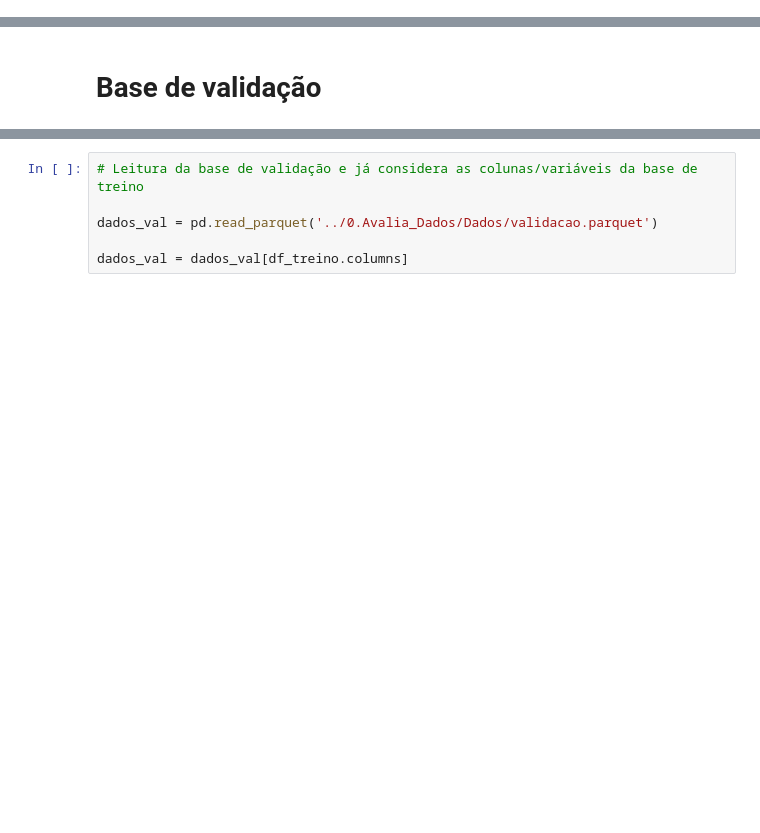
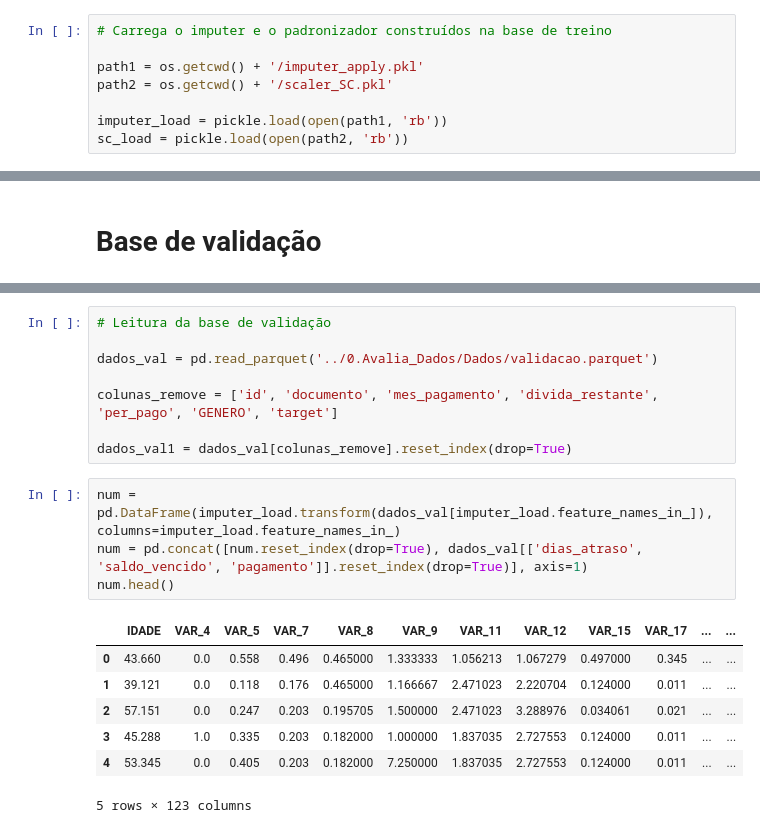
Before and after one commit to HugoCalegari/Estudo_Cobranca, a Jupyter notebook: vCobranca/1.Estudo_Variaveis/2.Pre_Processamento.ipynb, the cells around one changed output, grey strips where cells are left out. Saved outputs shown, nothing was run; the diff lists cells and outputs as text; blank space fills up the shorter version.

Commit message:
[Add] Finaliza o pré-processamento das bases de treino, validação e teste (oot)

```diff
--- a/vCobranca/1.Estudo_Variaveis/2.Pre_Processamento.ipynb
+++ b/vCobranca/1.Estudo_Variaveis/2.Pre_Processamento.ipynb
@@ -12,6 +13,14 @@ from sklearn.impute import SimpleImputer, IterativeImputer
 import pickle
 # %%
 %run ../99.Funcoes_auxiliares/Funcoes.py
+# %%
+# Carrega o imputer e o padronizador construídos na base de treino
+
+path1 = os.getcwd() + '/imputer_apply.pkl'
+path2 = os.getcwd() + '/scaler_SC.pkl'
+
+imputer_load = pickle.load(open(path1, 'rb'))
+sc_load = pickle.load(open(path2, 'rb'))
 # %% [markdown]
 # Leitura da base de treino
 # %%
@@ -194,6 +262,20 @@ np.int64(0)
 # %%
-# Leitura da base de validação e já considera as colunas/variáveis da base de treino
+# Leitura da base de validação
 
 dados_val = pd.read_parquet('../0.Avalia_Dados/Dados/validacao.parquet')
 
-dados_val = dados_val[df_treino.columns]
+colunas_remove = ['id', 'documento', 'mes_pagamento', 'divida_restante', 'per_pago', 'GENERO', 'target']
+
+dados_val1 = dados_val[colunas_remove].reset_index(drop=True)
+# %%
+num = pd.DataFrame(imputer_load.transform(dados_val[imputer_load.feature_names_in_]), columns=imputer_load.feature_names_in_)
+num = pd.concat([num.reset_index(drop=True), dados_val[['dias_atraso', 'saldo_vencido', 'pagamento']].reset_index(drop=True)], axis=1)
+num.head()
+# %% [output]
+|  | IDADE | VAR_4 | VAR_5 | VAR_7 | VAR_8 | VAR_9 | VAR_11 | VAR_12 | VAR_15 | VAR_17 | ... | ... |
+| 0 | 43.660 | 0.0 | 0.558 | 0.496 | 0.465000 | 1.333333 | 1.056213 | 1.067279 | 0.497000 | 0.345 | ... | ... |
+| 1 | 39.121 | 0.0 | 0.118 | 0.176 | 0.465000 | 1.166667 | 2.471023 | 2.220704 | 0.124000 | 0.011 | ... | ... |
+| 2 | 57.151 | 0.0 | 0.247 | 0.203 | 0.195705 | 1.500000 | 2.471023 | 3.288976 | 0.034061 | 0.021 | ... | ... |
+| 3 | 45.288 | 1.0 | 0.335 | 0.203 | 0.182000 | 1.000000 | 1.837035 | 2.727553 | 0.124000 | 0.011 | ... | ... |
+| 4 | 53.345 | 0.0 | 0.405 | 0.203 | 0.182000 | 7.250000 | 1.837035 | 2.727553 | 0.124000 | 0.011 | ... | ... |
+5 rows × 123 columns
```
Also changed, not shown: parts of 22 cells of this notebook.
